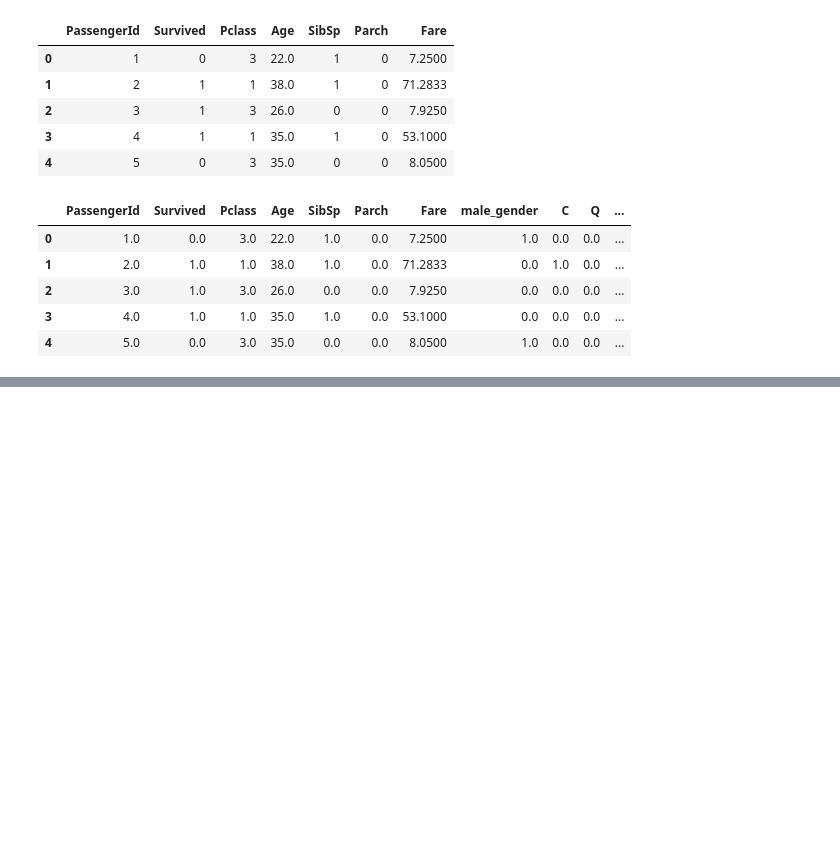
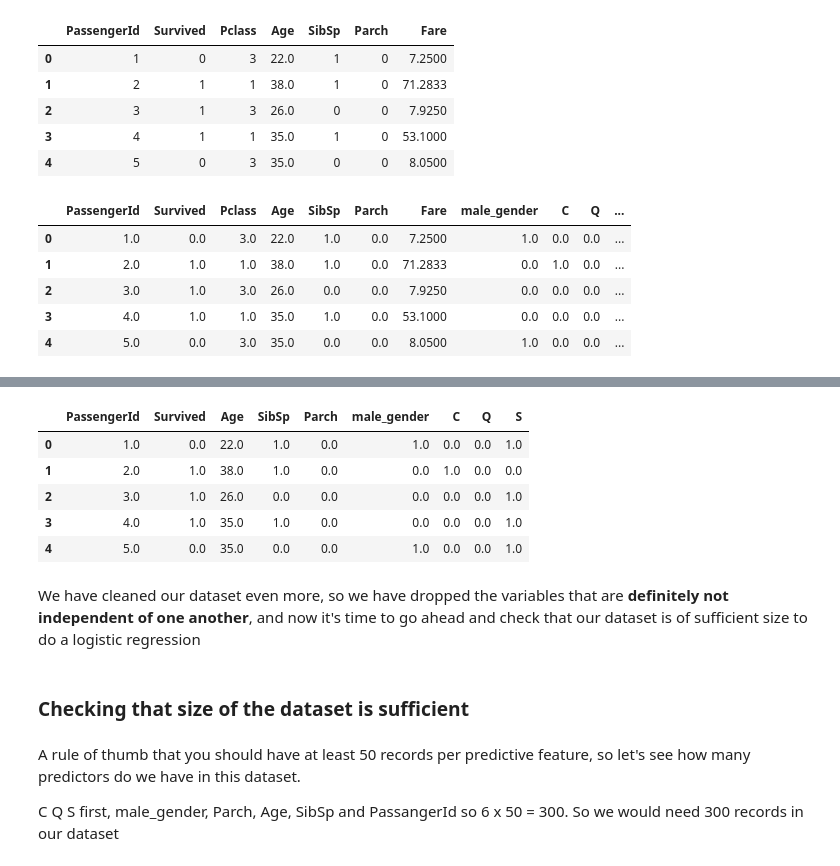
Before and after one commit to gofr1/jupyter-learning, a Jupyter notebook: machine-learning-basics/regression-models/c-logistic-regression.ipynb, the cells around one changed output, grey strips where cells are left out. Saved outputs shown, nothing was run; the diff lists cells and outputs as text; code cells hidden in the pictures; blank space fills up the shorter version.

Commit message:
Logistic regression: Validating data set

```diff
--- a/machine-learning-basics/regression-models/c-logistic-regression.ipynb
+++ b/machine-learning-basics/regression-models/c-logistic-regression.ipynb
@@ -356,0 +364,18 @@ titanic_dmy.head()
+# %%
+titanic_dmy.drop(['Fare', 'Pclass'], axis=1, inplace=True)
+titanic_dmy.head()
+# %% [output]
+|  | PassengerId | Survived | Age | SibSp | Parch | male_gender | C | Q | S |
+| 0 | 1.0 | 0.0 | 22.0 | 1.0 | 0.0 | 1.0 | 0.0 | 0.0 | 1.0 |
+| 1 | 2.0 | 1.0 | 38.0 | 1.0 | 0.0 | 0.0 | 1.0 | 0.0 | 0.0 |
+| 2 | 3.0 | 1.0 | 26.0 | 0.0 | 0.0 | 0.0 | 0.0 | 0.0 | 1.0 |
+| 3 | 4.0 | 1.0 | 35.0 | 1.0 | 0.0 | 0.0 | 0.0 | 0.0 | 1.0 |
+| 4 | 5.0 | 0.0 | 35.0 | 0.0 | 0.0 | 1.0 | 0.0 | 0.0 | 1.0 |
+# %% [markdown]
+We have cleaned our dataset even more, so we have dropped the variables that are **definitely not independent of one another**, and now it's time to go ahead and check that our dataset is of sufficient size to do a logistic regression
+# %% [markdown]
+### Checking that size of the dataset is sufficient
+# %% [markdown]
+A rule of thumb that you should have at least 50 records per predictive feature, so let's see how many predictors do we have in this dataset.
+
+C Q S first, male_gender, Parch, Age, SibSp and PassangerId so 6 x 50 = 300. So we would need 300 records in our dataset
```
Also changed, not shown: parts of 3 cells of this notebook.
